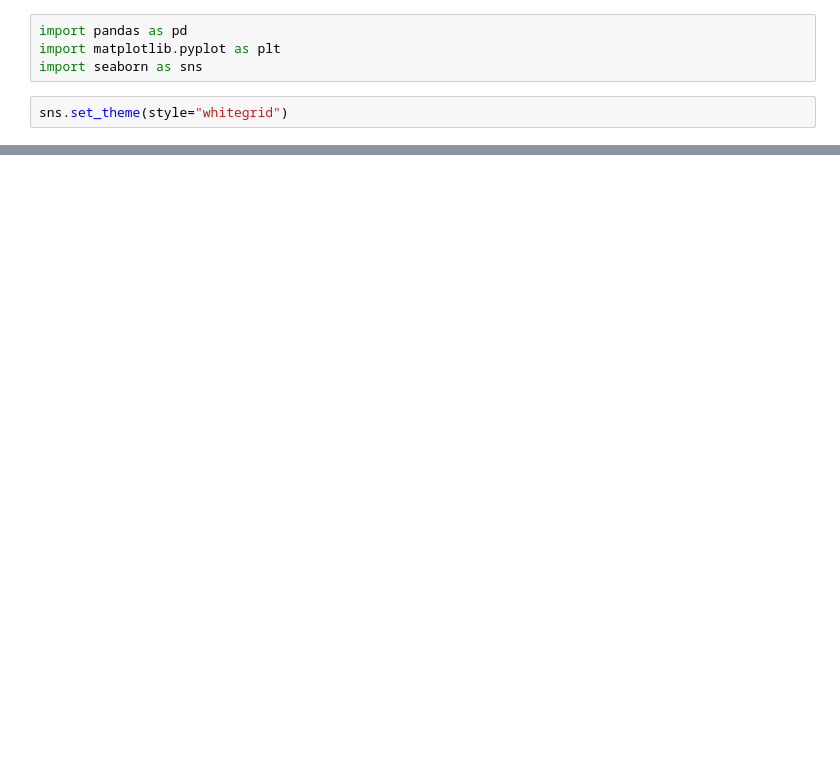
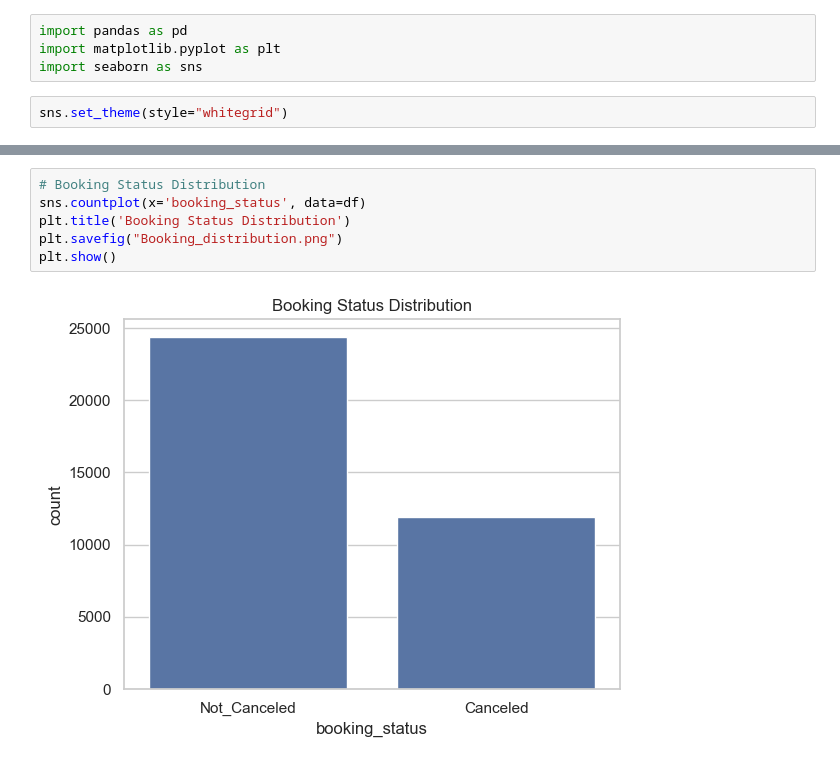
Before and after one commit to SaugatDahal2214/HotelReservationCancellation, a Jupyter notebook: Hotel Booking Cancellation/notebooks/EDA.ipynb, the cells around one changed output, grey strips where cells are left out. Cells and saved outputs as stored; diff of their text form; blank space fills up the shorter version.

```diff
--- a/Hotel Booking Cancellation/notebooks/EDA.ipynb
+++ b/Hotel Booking Cancellation/notebooks/EDA.ipynb
@@ -12,0 +131,8 @@ FileNotFoundError: [Errno 2] No such file or directory: '../data/Hotel Reservati
+# %%
+# Booking Status Distribution
+sns.countplot(x='booking_status', data=df)
+plt.title('Booking Status Distribution')
+plt.savefig("Booking_distribution.png")
+plt.show()
+# %% [output]
+[figure, added]
```
Also changed, not shown: parts of 44 cells of this notebook, 14 other files.
